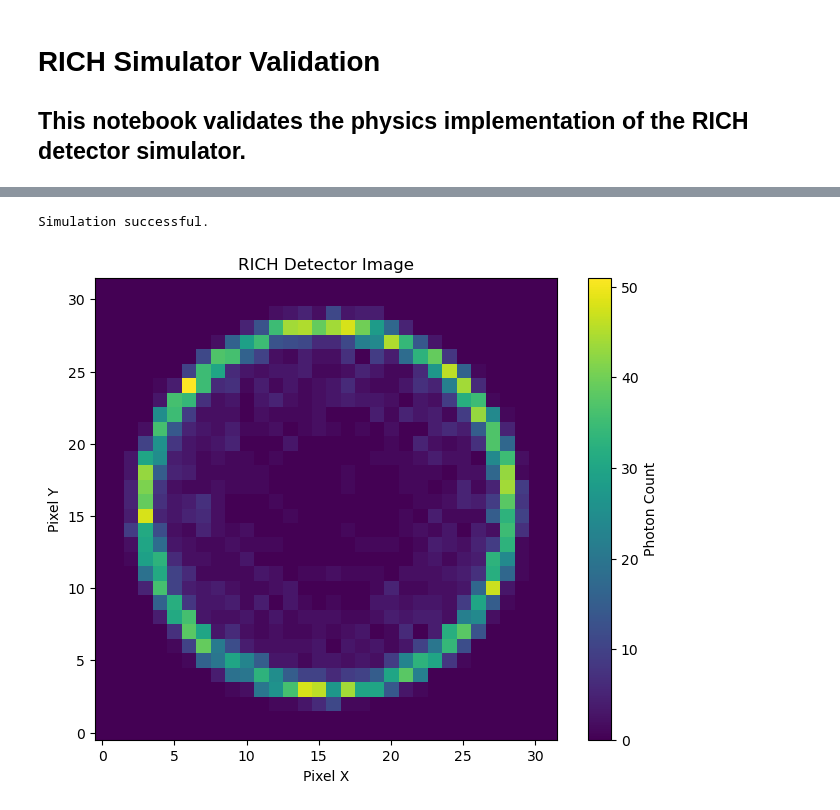
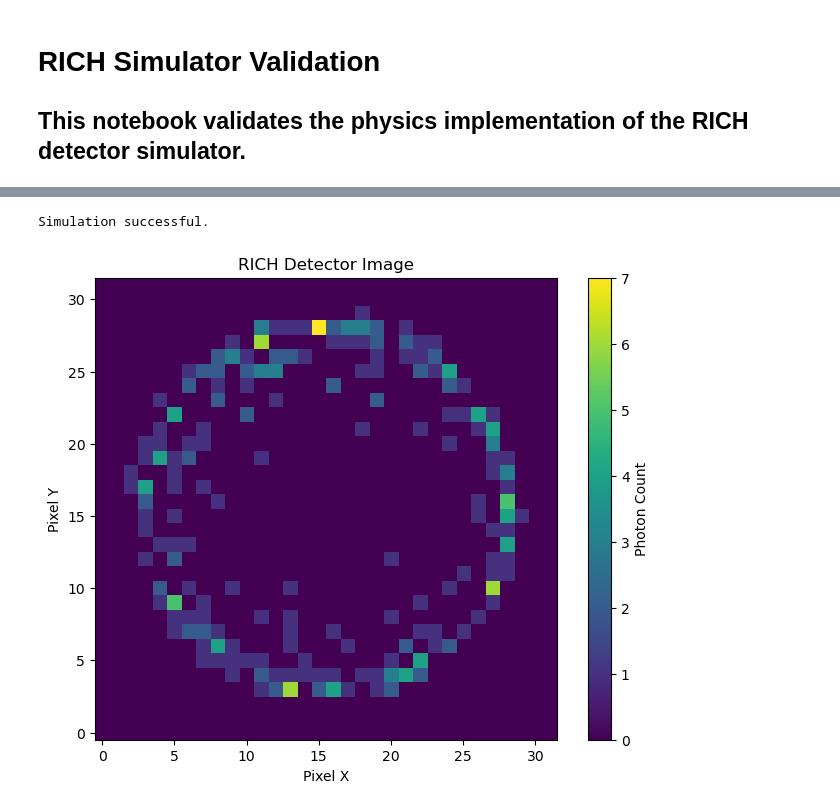
Before and after one commit to EdwardWardell02/Fast_RICH_Simulation_with_Diffusion, a Jupyter notebook: notebooks/01_simulator_validation.ipynb, the cells around one changed output, grey strips where cells are left out. Drawn from its saved outputs; the diff is of its cells as text; code cells hidden in the pictures.

```diff
--- a/notebooks/01_simulator_validation.ipynb
+++ b/notebooks/01_simulator_validation.ipynb
@@ -53,14 +53,14 @@ visualisations.plot_rich_image(test_image_2, title='RICH Detector Image for 100G
 # %%
-events = simulator.generate_events(1000, momentum_distribution='1/p2')
+events = simulator.generate_events(50, momentum_distribution='1/p2')
 images = events['images']
 if test_image is not None:
     print("Simulation successful.")
     visualisations.plot_rich_images(images)
 else:
     print("Particle is below the Cherenkov threshold.")
 # %% [output]
 Simulation successful.
-[figure, old version]
+[figure, new version]
 # %%
 visualisations.plot_cherenkov_angle_vs_momentum(simulator, num_events=100, momentum_range=[0.1, 100], momentum_distribution='uniform')
 # %% [output]
```
Also changed, not shown: parts of 5 cells of this notebook, 16 other files.
